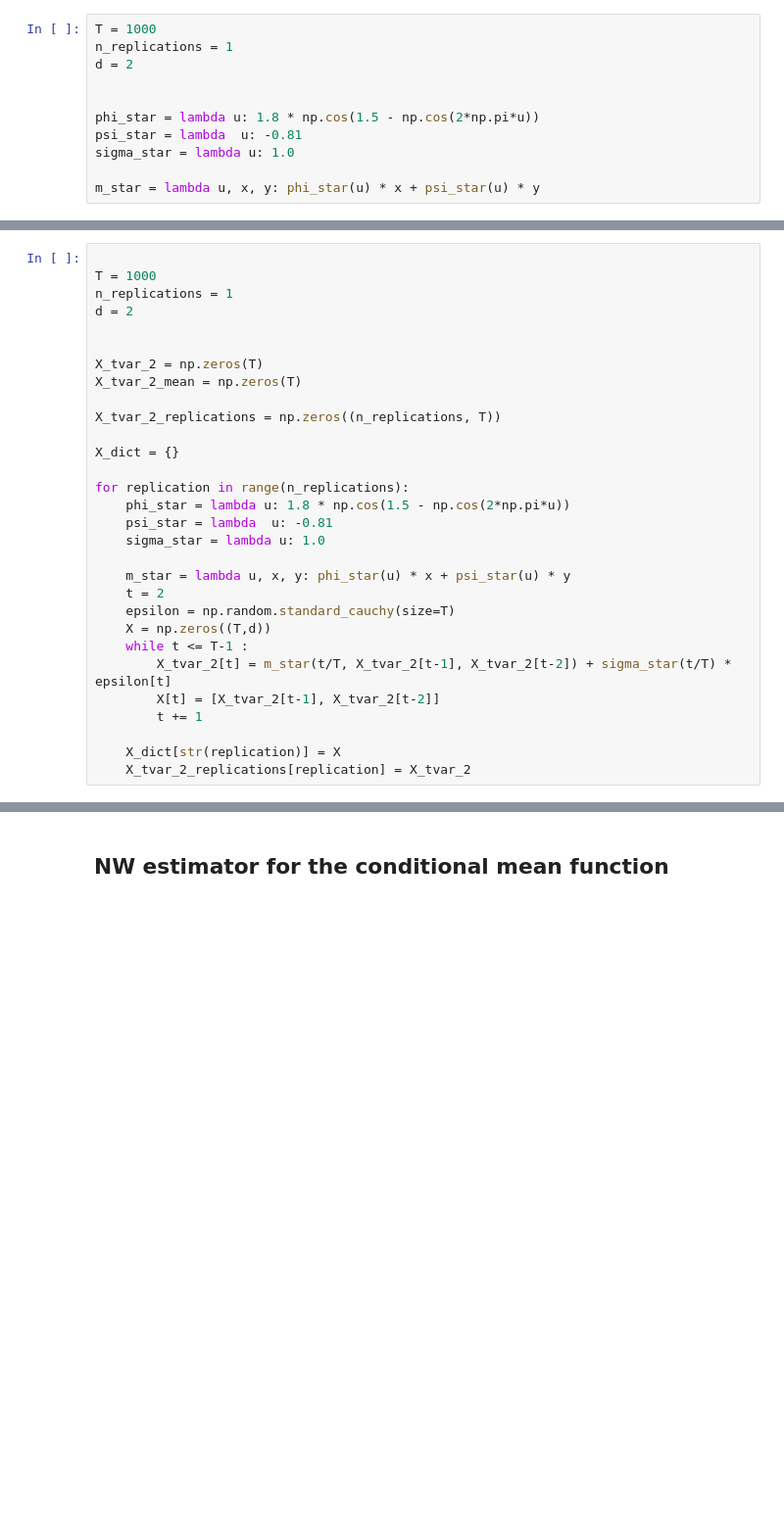
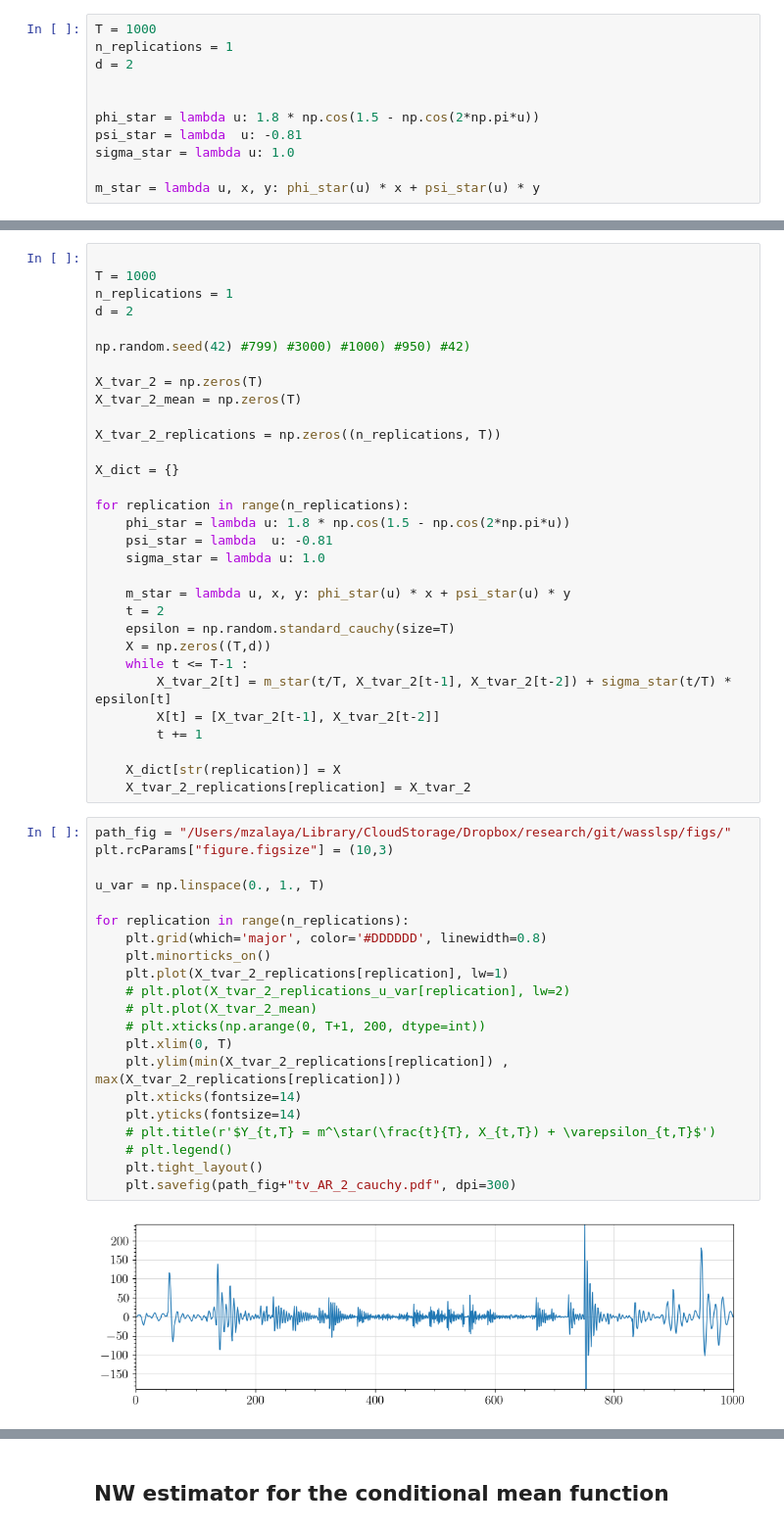
Before and after one commit to mzalaya/wasslsp, a Jupyter notebook: notebooks/simul/Cauchy tvAR(2) process.ipynb, the cells around one changed output, grey strips where cells are left out. Shown at 98% size. Drawn from its saved outputs; the diff is of its cells as text; blank space fills up the shorter version.

```diff
--- a/notebooks/simul/Cauchy tvAR(2) process.ipynb
+++ b/notebooks/simul/Cauchy tvAR(2) process.ipynb
@@ -82,6 +86,7 @@ T = 1000
 n_replications = 1
 d = 2
 
+np.random.seed(42) #799) #3000) #1000) #950) #42)
 
 X_tvar_2 = np.zeros(T)
 X_tvar_2_mean = np.zeros(T)
@@ -106,6 +111,29 @@ for replication in range(n_replications):
 
     X_dict[str(replication)] = X
     X_tvar_2_replications[replication] = X_tvar_2
+# %%
+path_fig = "/Users/mzalaya/Library/CloudStorage/Dropbox/research/git/wasslsp/figs/"
+plt.rcParams["figure.figsize"] = (10,3)
+
+u_var = np.linspace(0., 1., T)
+
+for replication in range(n_replications):
+    plt.grid(which='major', color='#DDDDDD', linewidth=0.8)
+    plt.minorticks_on()
+    plt.plot(X_tvar_2_replications[replication], lw=1)
+    # plt.plot(X_tvar_2_replications_u_var[replication], lw=2)
+    # plt.plot(X_tvar_2_mean)
+    # plt.xticks(np.arange(0, T+1, 200, dtype=int))
+    plt.xlim(0, T)
+    plt.ylim(min(X_tvar_2_replications[replication]) , max(X_tvar_2_replications[replication]))
+    plt.xticks(fontsize=14)
+    plt.yticks(fontsize=14)
+    # plt.title(r'$Y_{t,T} = m^\star(\frac{t}{T}, X_{t,T}) + \varepsilon_{t,T}$')
+    # plt.legend()
+    plt.tight_layout()
+    plt.savefig(path_fig+"tv_AR_2_cauchy.pdf", dpi=300)
+# %% [output]
+[figure, added]
 # %%
 path_fig = "/Users/mzalaya/Library/CloudStorage/Dropbox/research/git/wasslsp/figs/"
 plt.rcParams["figure.figsize"] = (10,3)
```
Also changed, not shown: parts of 3 cells of this notebook, 7 other files.
